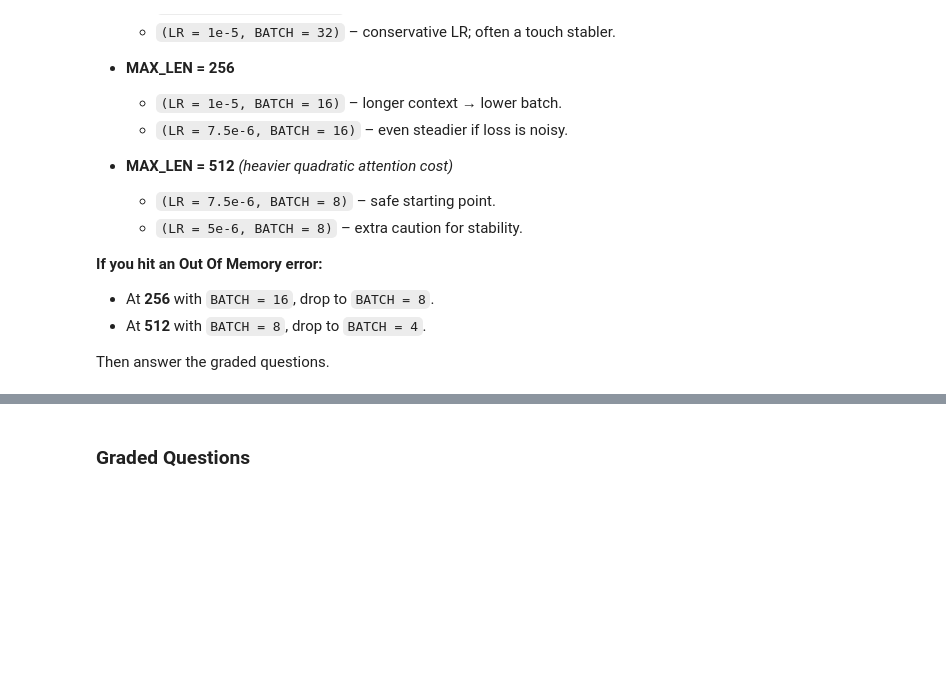
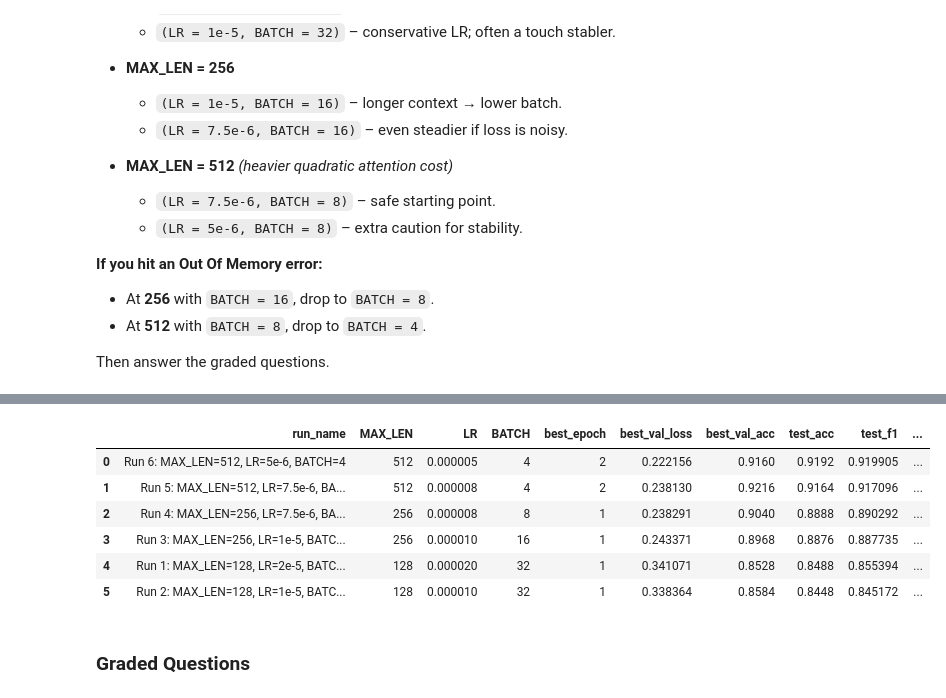
Before and after one commit to lexi42na/DX703-Week-9-HW, a Jupyter notebook: Homework_09.ipynb, the cells around one changed output, grey strips where cells are left out. Saved outputs shown, nothing was run; the diff lists cells and outputs as text; code cells hidden in the pictures; blank space fills up the shorter version.

```diff
--- a/Homework_09.ipynb
+++ b/Homework_09.ipynb
@@ -57,7 +57,7 @@ mixed_precision.set_global_policy("mixed_float16")
 # %%
 # ---------------- Config ----------------
 SEED        = 42
-MAX_LEN     = 128
+MAX_LEN     = 512
 EPOCHS      = 3
 BATCH       = 32
 EVAL_BATCH  = 64
@@ -359,12 +481,21 @@ p1_run6 = p1_run_experiment(
 # %%
 ## compare
-p1_results_df = pd.DataFrame([p1_run1, p1_run2, p1_run3, p1_run4, p1_run5, p1_run6])
+import pandas as pd
+p1_results_df = pd.DataFrame([p1_run1, p2_run2, p3_run3, p1_run4, p1_run5, p1_run6])
 p1_results_df = p1_results_df.sort_values(
     by=["test_f1", "test_acc", "best_val_acc"],
     ascending=False
 ).reset_index(drop=True)
 
 display(p1_results_df)
+# %% [output]
+|  | run_name | MAX_LEN | LR | BATCH | best_epoch | best_val_loss | best_val_acc | test_acc | test_f1 | ... |
+| 0 | Run 6: MAX_LEN=512, LR=5e-6, BATCH=4 | 512 | 0.000005 | 4 | 2 | 0.222156 | 0.9160 | 0.9192 | 0.919905 | ... |
+| 1 | Run 5: MAX_LEN=512, LR=7.5e-6, BA... | 512 | 0.000008 | 4 | 2 | 0.238130 | 0.9216 | 0.9164 | 0.917096 | ... |
+| 2 | Run 4: MAX_LEN=256, LR=7.5e-6, BA... | 256 | 0.000008 | 8 | 1 | 0.238291 | 0.9040 | 0.8888 | 0.890292 | ... |
+| 3 | Run 3: MAX_LEN=256, LR=1e-5, BATC... | 256 | 0.000010 | 16 | 1 | 0.243371 | 0.8968 | 0.8876 | 0.887735 | ... |
+| 4 | Run 1: MAX_LEN=128, LR=2e-5, BATC... | 128 | 0.000020 | 32 | 1 | 0.341071 | 0.8528 | 0.8488 | 0.855394 | ... |
+| 5 | Run 2: MAX_LEN=128, LR=1e-5, BATC... | 128 | 0.000010 | 32 | 1 | 0.338364 | 0.8584 | 0.8448 | 0.845172 | ... |
 # %% [markdown]
 ### Graded Questions
 # %%
```
Also changed, not shown: parts of 18 cells of this notebook.
